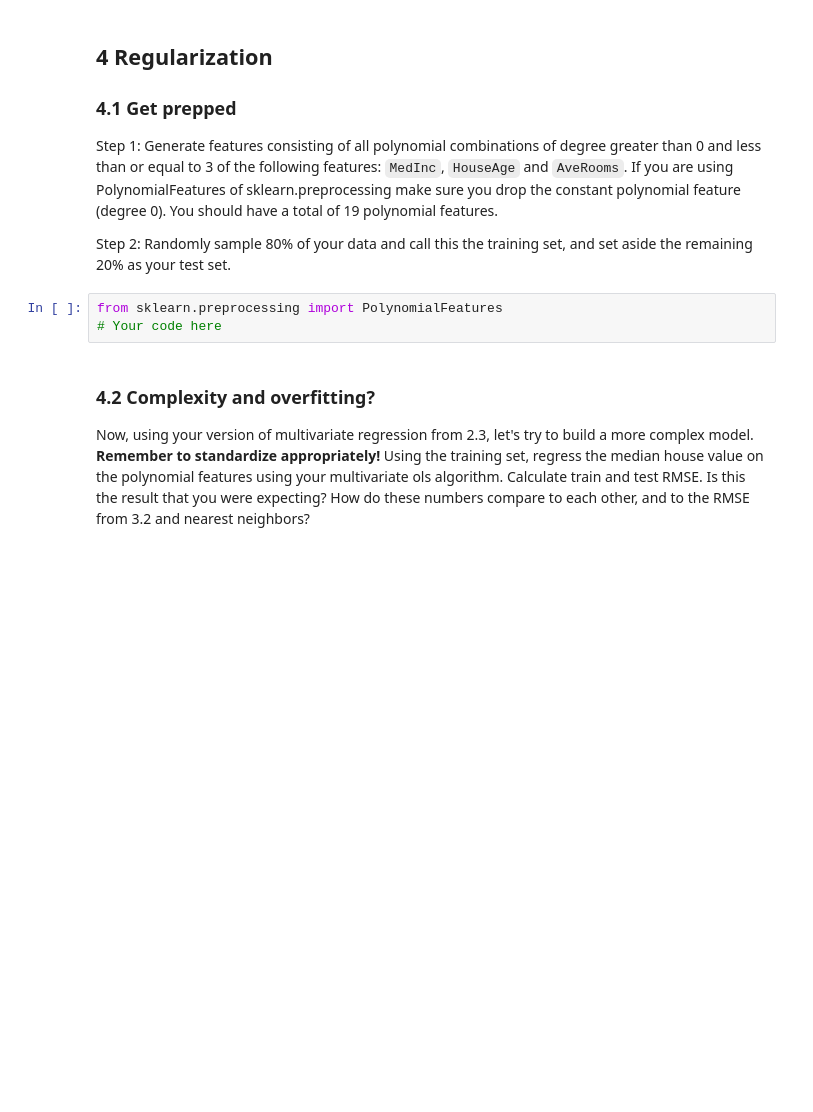
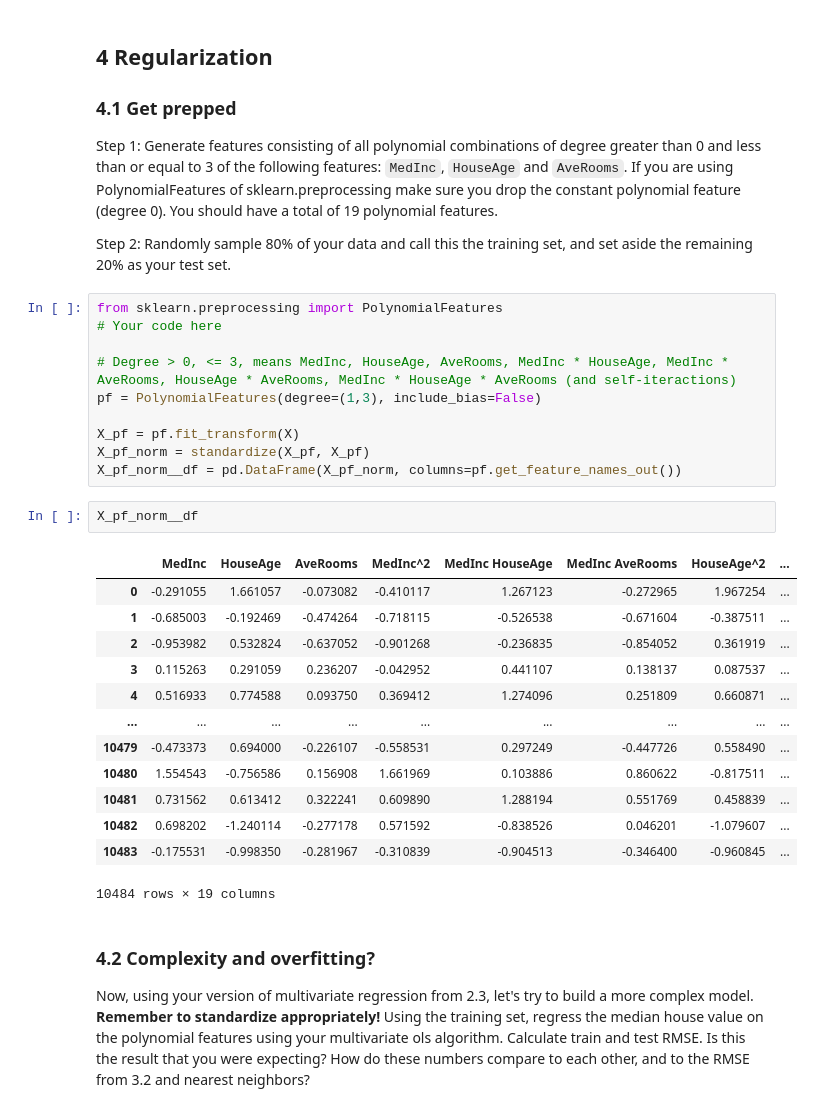
Before and after one commit to jatkins23/info251-aml-s24, a Jupyter notebook: psets/PS4/ATKINS_Jon-PS4.ipynb, the cells around one changed output. Drawn from its saved outputs; the diff is of its cells as text; blank space fills up the shorter version.

```diff
--- a/psets/PS4/ATKINS_Jon-PS4.ipynb
+++ b/psets/PS4/ATKINS_Jon-PS4.ipynb
@@ -654,9 +652,32 @@ TODO: compare to last PSet
 Step 1: Generate features consisting of all polynomial combinations of degree greater than 0 and less than or equal to 3 of the following features: `MedInc`, `HouseAge` and `AveRooms`. If you are using PolynomialFeatures of sklearn.preprocessing make sure you drop the constant polynomial feature (degree 0). You should have a total of 19 polynomial features.
 
 Step 2: Randomly sample 80% of your data and call this the training set, and set aside the remaining 20% as your test set.
-# %%
-from sklearn.preprocessing import PolynomialFeatures
-# Your code here
+# %%
+from sklearn.preprocessing import PolynomialFeatures
+# Your code here
+
+# Degree > 0, <= 3, means MedInc, HouseAge, AveRooms, MedInc * HouseAge, MedInc * AveRooms, HouseAge * AveRooms, MedInc * HouseAge * AveRooms (and self-iteractions)
+pf = PolynomialFeatures(degree=(1,3), include_bias=False)
+
+X_pf = pf.fit_transform(X)
+X_pf_norm = standardize(X_pf, X_pf)
+X_pf_norm__df = pd.DataFrame(X_pf_norm, columns=pf.get_feature_names_out())
+# %%
+X_pf_norm__df
+# %% [output]
+|  | MedInc | HouseAge | AveRooms | MedInc^2 | MedInc HouseAge | MedInc AveRooms | HouseAge^2 | ... |
+| 0 | -0.291055 | 1.661057 | -0.073082 | -0.410117 | 1.267123 | -0.272965 | 1.967254 | ... |
+| 1 | -0.685003 | -0.192469 | -0.474264 | -0.718115 | -0.526538 | -0.671604 | -0.387511 | ... |
+| 2 | -0.953982 | 0.532824 | -0.637052 | -0.901268 | -0.236835 | -0.854052 | 0.361919 | ... |
+| 3 | 0.115263 | 0.291059 | 0.236207 | -0.042952 | 0.441107 | 0.138137 | 0.087537 | ... |
+| 4 | 0.516933 | 0.774588 | 0.093750 | 0.369412 | 1.274096 | 0.251809 | 0.660871 | ... |
+| ... | ... | ... | ... | ... | ... | ... | ... | ... |
+| 10479 | -0.473373 | 0.694000 | -0.226107 | -0.558531 | 0.297249 | -0.447726 | 0.558490 | ... |
+| 10480 | 1.554543 | -0.756586 | 0.156908 | 1.661969 | 0.103886 | 0.860622 | -0.817511 | ... |
+| 10481 | 0.731562 | 0.613412 | 0.322241 | 0.609890 | 1.288194 | 0.551769 | 0.458839 | ... |
+| 10482 | 0.698202 | -1.240114 | -0.277178 | 0.571592 | -0.838526 | 0.046201 | -1.079607 | ... |
+| 10483 | -0.175531 | -0.998350 | -0.281967 | -0.310839 | -0.904513 | -0.346400 | -0.960845 | ... |
+10484 rows × 19 columns
 # %% [markdown]
 ### 4.2 Complexity and overfitting?
 
```
Also changed, not shown: parts of 12 cells of this notebook.
